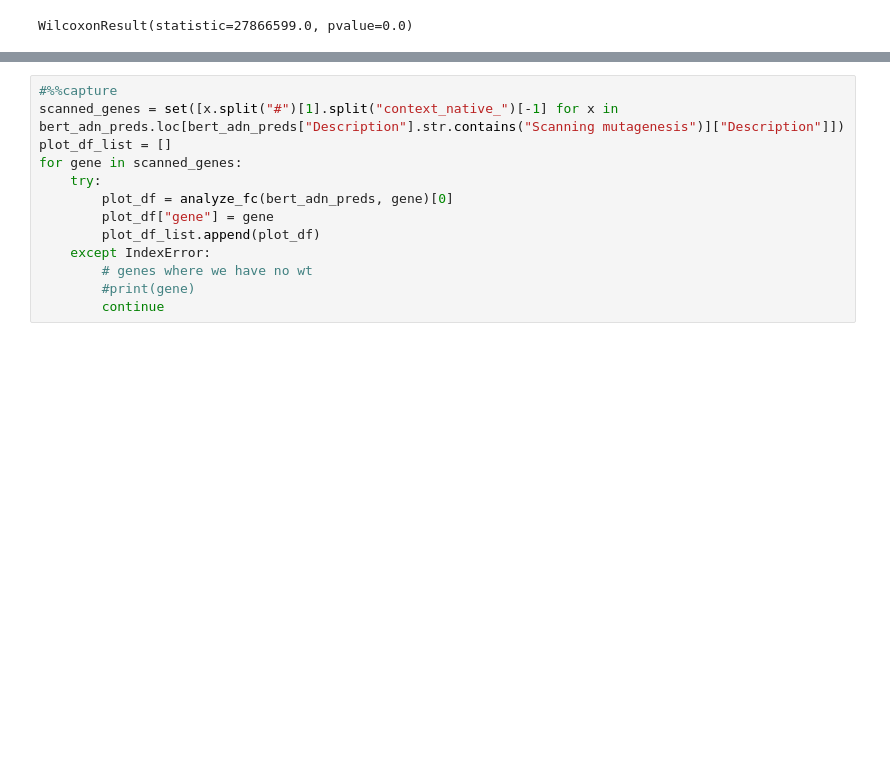
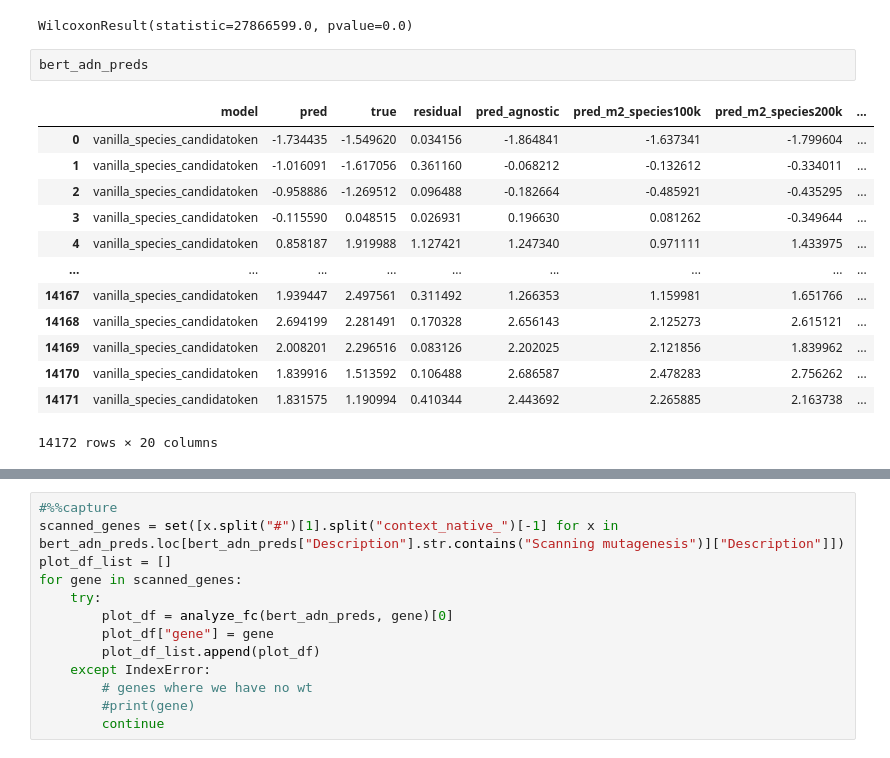
Before and after one commit to flyingkukri/SpeciesLM, a Jupyter notebook: Downstream.ipynb, the cells around one changed output, grey strips where cells are left out. Cells and saved outputs as stored; diff of their text form; blank space fills up the shorter version.

```diff
--- a/Downstream.ipynb
+++ b/Downstream.ipynb
@@ -596,6 +646,22 @@ See the caveats in the documentation: https://pandas.pydata.org/pandas-docs/stab
 scipy.stats.wilcoxon(pred_mpra.query('model == "Aware:candida glabrata"')["residual"], pred_mpra.query('model == "Agnostic"')["residual"])
 # %% [output]
 WilcoxonResult(statistic=27866599.0, pvalue=0.0)
+# %%
+bert_adn_preds
+# %% [output]
+|  | model | pred | true | residual | pred_agnostic | pred_m2_species100k | pred_m2_species200k | ... |
+| 0 | vanilla_species_candidatoken | -1.734435 | -1.549620 | 0.034156 | -1.864841 | -1.637341 | -1.799604 | ... |
+| 1 | vanilla_species_candidatoken | -1.016091 | -1.617056 | 0.361160 | -0.068212 | -0.132612 | -0.334011 | ... |
+| 2 | vanilla_species_candidatoken | -0.958886 | -1.269512 | 0.096488 | -0.182664 | -0.485921 | -0.435295 | ... |
+| 3 | vanilla_species_candidatoken | -0.115590 | 0.048515 | 0.026931 | 0.196630 | 0.081262 | -0.349644 | ... |
+| 4 | vanilla_species_candidatoken | 0.858187 | 1.919988 | 1.127421 | 1.247340 | 0.971111 | 1.433975 | ... |
+| ... | ... | ... | ... | ... | ... | ... | ... | ... |
+| 14167 | vanilla_species_candidatoken | 1.939447 | 2.497561 | 0.311492 | 1.266353 | 1.159981 | 1.651766 | ... |
+| 14168 | vanilla_species_candidatoken | 2.694199 | 2.281491 | 0.170328 | 2.656143 | 2.125273 | 2.615121 | ... |
+| 14169 | vanilla_species_candidatoken | 2.008201 | 2.296516 | 0.083126 | 2.202025 | 2.121856 | 1.839962 | ... |
+| 14170 | vanilla_species_candidatoken | 1.839916 | 1.513592 | 0.106488 | 2.686587 | 2.478283 | 2.756262 | ... |
+| 14171 | vanilla_species_candidatoken | 1.831575 | 1.190994 | 0.410344 | 2.443692 | 2.265885 | 2.163738 | ... |
+14172 rows × 20 columns
 # %%
 def analyze_fc(bert_adn_preds,gene):
     plot_df = bert_adn_preds.loc[bert_adn_preds["block"].str.contains(gene)]
```
Also changed, not shown: parts of 13 cells of this notebook, 3 other files.
